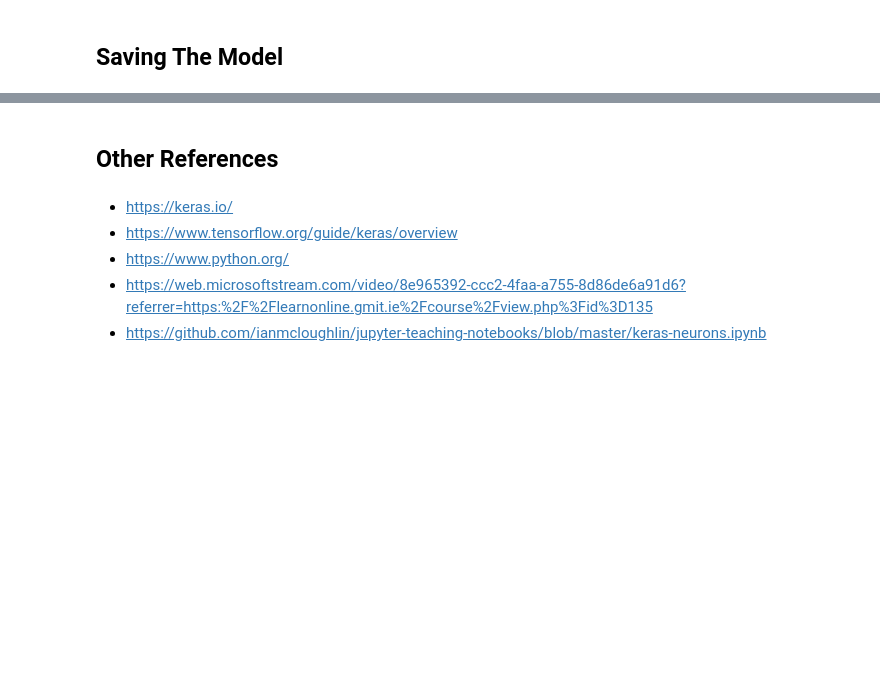
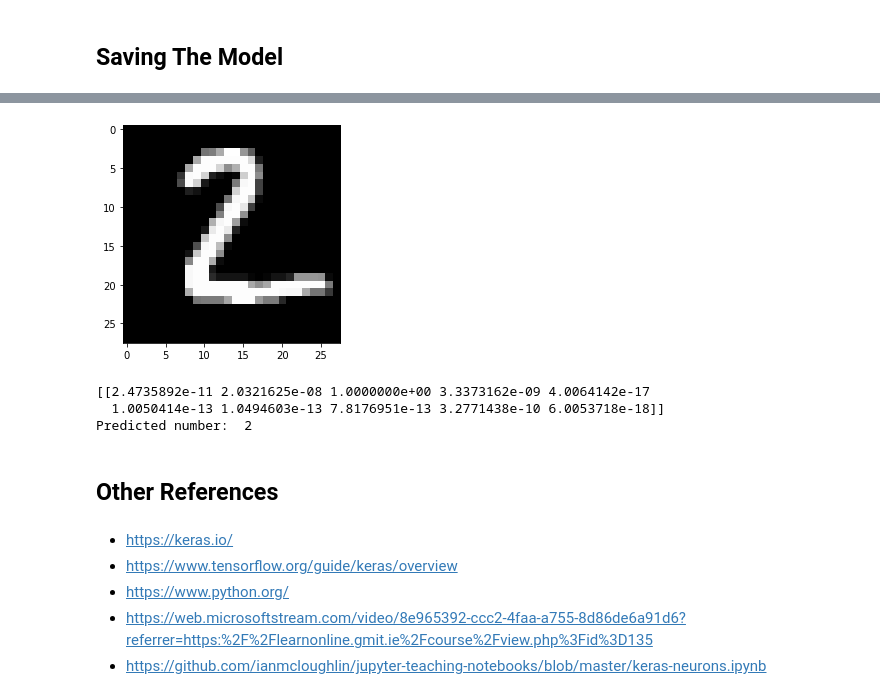
Before and after one commit to CookeRichard94/Emerging-Technologies-2019, a Jupyter notebook: DigitReader.ipynb, the cells around one changed output, grey strips where cells are left out. Saved outputs shown, nothing was run; the diff lists cells and outputs as text; code cells hidden in the pictures; blank space fills up the shorter version.

```diff
--- a/DigitReader.ipynb
+++ b/DigitReader.ipynb
@@ -143,3 +168,13 @@ print("Model Saved.")
+# %%
+plt.imshow(test_img[25].reshape(28, 28), cmap="gray")
+plt.show()
+
+print(model.predict(test_img[25:26]), "\nPredicted number: ", np.argmax(model.predict(test_img[1:2])))
+# %% [output]
+[figure, added]
+[[2.4735892e-11 2.0321625e-08 1.0000000e+00 3.3373162e-09 4.0064142e-17
+  1.0050414e-13 1.0494603e-13 7.8176951e-13 3.2771438e-10 6.0053718e-18]]
+Predicted number:  2
 # %% [markdown]
 ## Other References
 # %% [markdown]
```
Also changed, not shown: parts of 8 cells of this notebook, 1 other file.
